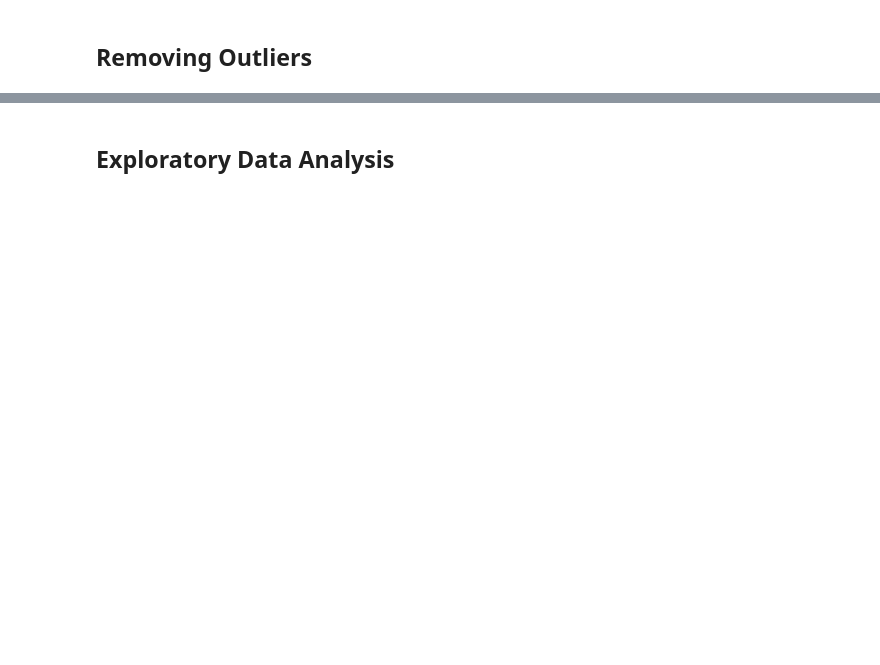
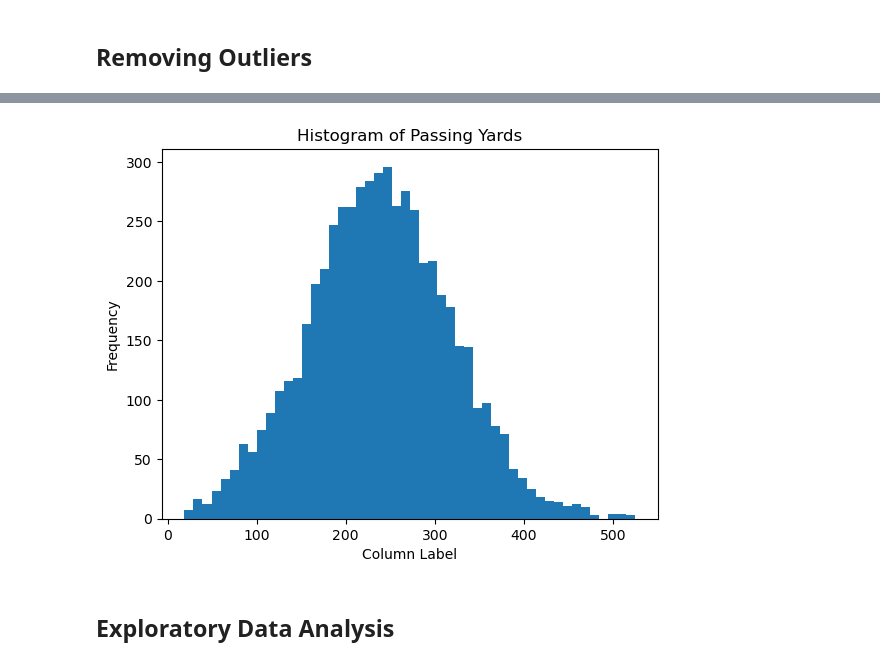
Before and after one commit to bhuggard/CheckTheCover, a Jupyter notebook: heysusan.ipynb, the cells around one changed output, grey strips where cells are left out. Cells and saved outputs as stored; diff of their text form; code cells hidden in the pictures; blank space fills up the shorter version.

```diff
--- a/heysusan.ipynb
+++ b/heysusan.ipynb
@@ -255,3 +264,13 @@ df = df[df['pass_attempts_ewma_passer'] > 8]
+# %%
+# Identify distribution shape to recreate after we get model results. This looks normal so using our projection for each QB for a week we will use RMSE
+# as the standard deviation to create a normal distribution and assign a likelihood to each
+plt.hist(df['passing_yards'], bins=50)  # You can adjust the number of bins
+plt.xlabel('Column Label')
+plt.ylabel('Frequency')
+plt.title('Histogram of Passing Yards')
+plt.show()
+# %% [output]
+[figure, added]
 # %% [markdown]
 ## Exploratory Data Analysis
 # %%
```
Also changed, not shown: parts of 14 cells of this notebook.
